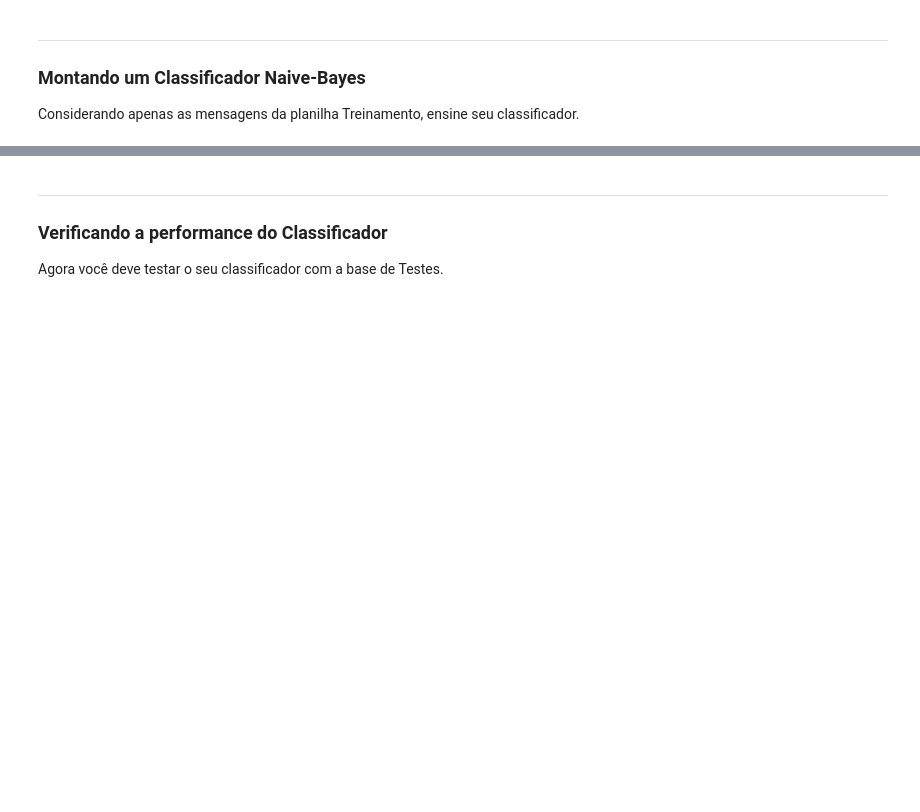
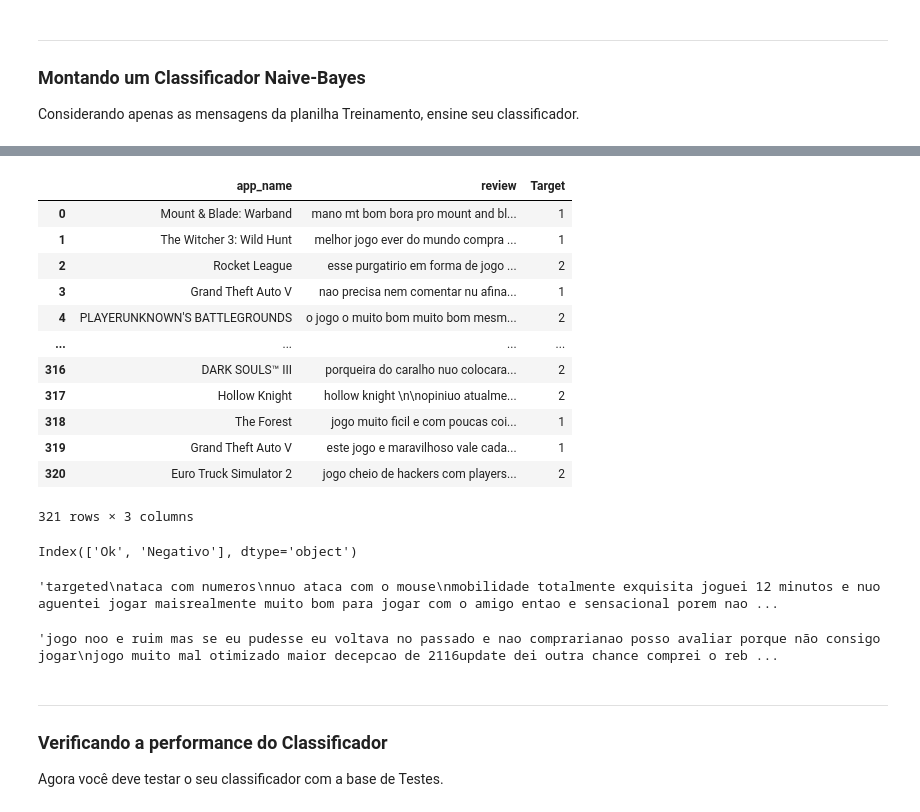
Before and after one commit to insper-classroom/23-1a-cd-p1-pedro_felipe, a Jupyter notebook: notebooks/relatorio.ipynb, the cells around one changed output, grey strips where cells are left out. Cells and saved outputs as stored; diff of their text form; code cells hidden in the pictures; blank space fills up the shorter version.

```diff
--- a/notebooks/relatorio.ipynb
+++ b/notebooks/relatorio.ipynb
@@ -122,3 +146,52 @@ AttributeError: 'DataFrame' object has no attribute 'Descrição'
+# %%
+#Agora para a planilha de teste:
+dados_teste = test
+dados_teste.review = dados_teste.review.apply(str).apply(cleanup)
+dados_teste.review = dados_teste.review.apply(acentos_especiais)
+dados_teste.review = dados_teste.review.apply(str.lower)
+dados_teste
+# %% [output]
+|  | app_name | review | Target |
+| 0 | Mount & Blade: Warband | mano mt bom bora pro mount and bl... | 1 |
+| 1 | The Witcher 3: Wild Hunt | melhor jogo ever do mundo compra ... | 1 |
+| 2 | Rocket League | esse purgatirio em forma de jogo ... | 2 |
+| 3 | Grand Theft Auto V | nao precisa nem comentar nu afina... | 1 |
+| 4 | PLAYERUNKNOWN'S BATTLEGROUNDS | o jogo o muito bom muito bom mesm... | 2 |
+| ... | ... | ... | ... |
+| 316 | DARK SOULS™ III | porqueira do caralho nuo colocara... | 2 |
+| 317 | Hollow Knight | hollow knight \n\nopiniuo atualme... | 2 |
+| 318 | The Forest | jogo muito ficil e com poucas coi... | 1 |
+| 319 | Grand Theft Auto V | este jogo e maravilhoso vale cada... | 1 |
+| 320 | Euro Truck Simulator 2 | jogo cheio de hackers com players... | 2 |
+321 rows × 3 columns
+# %%
+#Pensando na análise e classificação das reviews, temos:
+dados_treinamento['Target'] = dados_treinamento['Target'].astype('category')
+#Classificações das reviews
+dados_treinamento['Target'].cat.categories = ['Ok', 'Negativo']
+dados_treinamento['Target'].cat.categories
+# %% [output]
+Index(['Ok', 'Negativo'], dtype='object')
+# %%
+#Agora, visando aos cálculos de probabilidade (e análise de frequência das palavras), temos:
+#Divide-se agora as opiniões em 'ok' -> pensando nas avaliações positivas e neureas e 'negativas'
+ok = ''
+opiniao_ok = dados_treinamento.loc[dados_treinamento.Target == 'Ok',['review']]
+for opiniao in opiniao_ok.review:
+    ok += opiniao + ''
+ok
+# %% [output]
+'targeted\nataca com numeros\nnuo ataca com o mouse\nmobilidade totalmente exquisita joguei 12 minutos e nuo aguentei jogar maisrealmente muito bom para jogar com o amigo entao e sensacional porem nao ...
+# %%
+#Realizando o mesmo processo:
+negativo = ''
+opiniao_negativa = dados_treinamento.loc[dados_treinamento.Target == 'Negativo', ['review']]
+for opiniao in opiniao_negativa.review:
+    negativo += opiniao + ''
+
+negativo
+# %% [output]
+'jogo noo e ruim mas se eu pudesse eu voltava no passado e nao comprarianao posso avaliar porque não consigo jogar\njogo muito mal otimizado maior decepcao de 2116update dei outra chance comprei o reb ...
 # %% [markdown]
 ___
 ### Verificando a performance do Classificador
```
Also changed, not shown: parts of 3 cells of this notebook, 1 other file.
